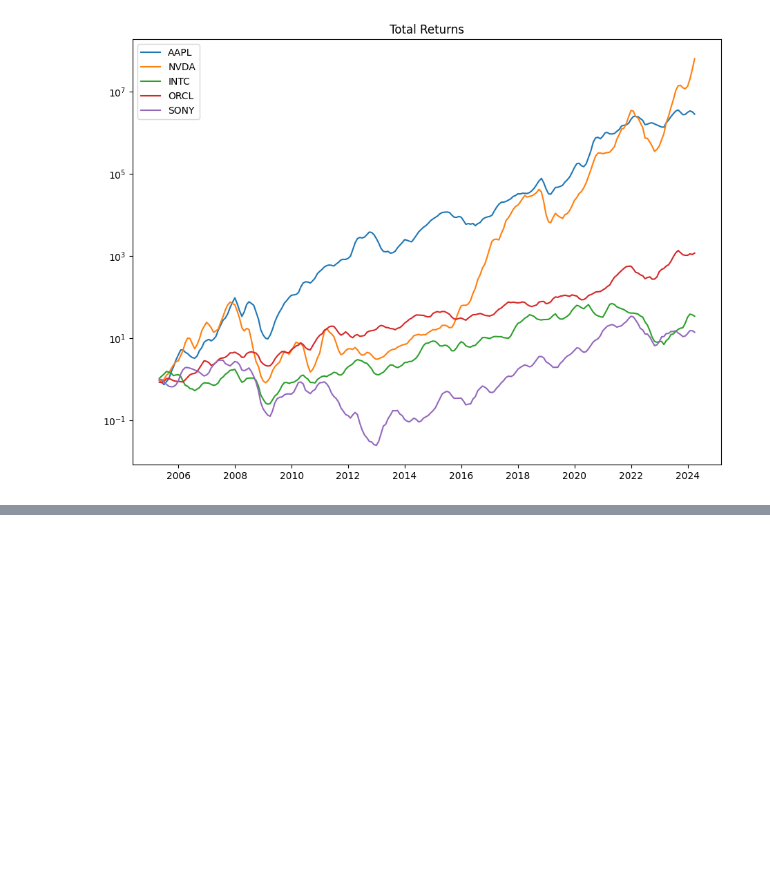
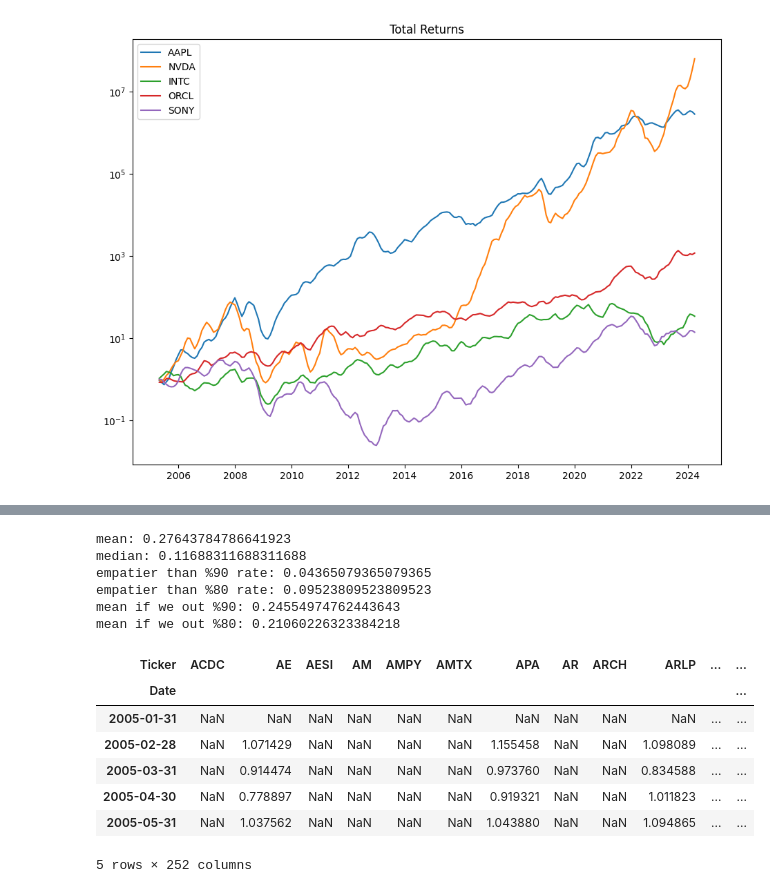
Before and after one commit to Tugaytalha/Tickers-Sectors_Sector-Classification-On-Time-Series_, a Jupyter notebook: Code/Proje-Tickers-Sectors.ipynb, the cells around one changed output, grey strips where cells are left out. Drawn from its saved outputs; the diff is of its cells as text; code cells hidden in the pictures; blank space fills up the shorter version.

Commit message:
Datas saved

```diff
--- a/Code/Proje-Tickers-Sectors.ipynb
+++ b/Code/Proje-Tickers-Sectors.ipynb
@@ -226,0 +323,30 @@ plt.show()
+# %%
+# Let's give a look that is there any missing data
+energy_close_isna = energy_close.isna().mean()
+print("mean:", energy_close_isna.mean())
+print("median:", energy_close_isna.median())
+print("empatier than %90 rate:", (energy_close_isna>0.9).mean())
+print("empatier than %80 rate:", (energy_close_isna>0.8).mean())
+print("mean if we out %90:", energy_close_isna[energy_close_isna<=0.9].mean())
+print("mean if we out %80:", energy_close_isna[energy_close_isna<=0.8].mean())
+# %% [output]
+mean: 0.27643784786641923
+median: 0.11688311688311688
+empatier than %90 rate: 0.04365079365079365
+empatier than %80 rate: 0.09523809523809523
+mean if we out %90: 0.24554974762443643
+mean if we out %80: 0.21060226323384218
+# %%
+# Get the 3 biggest sector's data frpm the month folder
+technology_close = pd.read_csv('../data/stock_datas/month/technology.csv')
+financials_close = pd.read_csv('../data/stock_datas/month/financials.csv')
+healthcare_close = pd.read_csv('../data/stock_datas/month/healthcare.csv')
+# %% [output]
+| Ticker | ACDC | AE | AESI | AM | AMPY | AMTX | APA | AR | ARCH | ARLP | ... | ... |
+| Date |  |  |  |  |  |  |  |  |  |  |  | ... |
+| 2005-01-31 | NaN | NaN | NaN | NaN | NaN | NaN | NaN | NaN | NaN | NaN | ... | ... |
+| 2005-02-28 | NaN | 1.071429 | NaN | NaN | NaN | NaN | 1.155458 | NaN | NaN | 1.098089 | ... | ... |
+| 2005-03-31 | NaN | 0.914474 | NaN | NaN | NaN | NaN | 0.973760 | NaN | NaN | 0.834588 | ... | ... |
+| 2005-04-30 | NaN | 0.778897 | NaN | NaN | NaN | NaN | 0.919321 | NaN | NaN | 1.011823 | ... | ... |
+| 2005-05-31 | NaN | 1.037562 | NaN | NaN | NaN | NaN | 1.043880 | NaN | NaN | 1.094865 | ... | ... |
+5 rows × 252 columns
```
Also changed, not shown: parts of 4 cells of this notebook, 22 other files.
